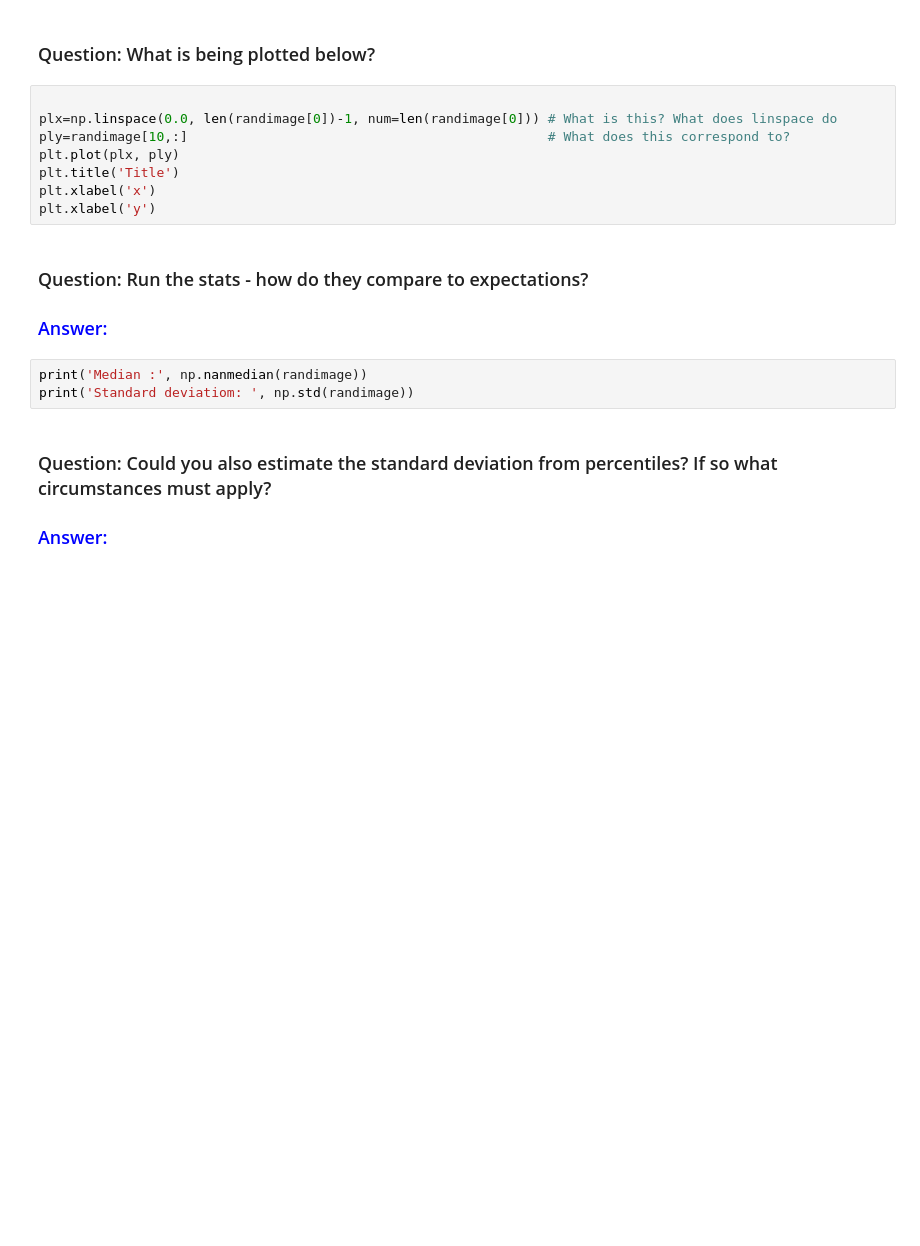
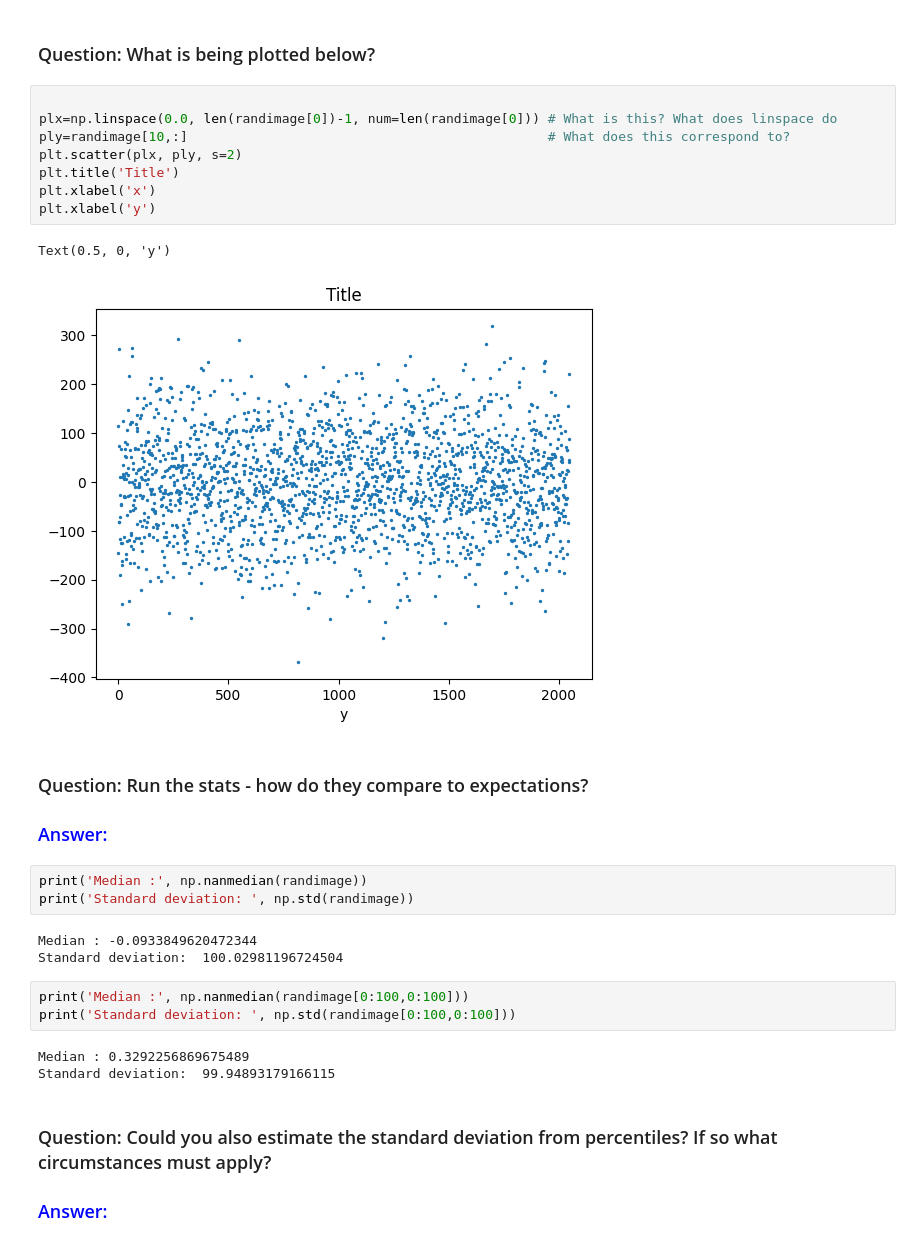
Before and after one commit to alecstanley-git/honours-env, a Jupyter notebook: Week 3/Seminar/ASP3231_Week3_Seminar_DataStats.ipynb, the cells around one changed output. Drawn from its saved outputs; the diff is of its cells as text; blank space fills up the shorter version.

```diff
--- a/Week 3/Seminar/ASP3231_Week3_Seminar_DataStats.ipynb
+++ b/Week 3/Seminar/ASP3231_Week3_Seminar_DataStats.ipynb
@@ -46,18 +63,30 @@ plt.show()
 # %%
 
 plx=np.linspace(0.0, len(randimage[0])-1, num=len(randimage[0])) # What is this? What does linspace do
 ply=randimage[10,:]                                              # What does this correspond to?
-plt.plot(plx, ply)
+plt.scatter(plx, ply, s=2)
 plt.title('Title')
 plt.xlabel('x')
 plt.xlabel('y')
+# %% [output]
+Text(0.5, 0, 'y')
+[figure, added]
 # %% [markdown]
 ### Question: Run the stats - how do they compare to expectations?
 
 ### <font color='blue'> Answer: </font>
 # %%
 print('Median :', np.nanmedian(randimage))
-print('Standard deviatiom: ', np.std(randimage))
+print('Standard deviation: ', np.std(randimage))
+# %% [output]
+Median : -0.0933849620472344
+Standard deviation:  100.02981196724504
+# %%
+print('Median :', np.nanmedian(randimage[0:100,0:100]))
+print('Standard deviation: ', np.std(randimage[0:100,0:100]))
+# %% [output]
+Median : 0.3292256869675489
+Standard deviation:  99.94893179166115
 # %% [markdown]
 ### Question: Could you also estimate the standard deviation from percentiles? If so what circumstances must apply?
 
```
Also changed, not shown: parts of 20 cells of this notebook.
